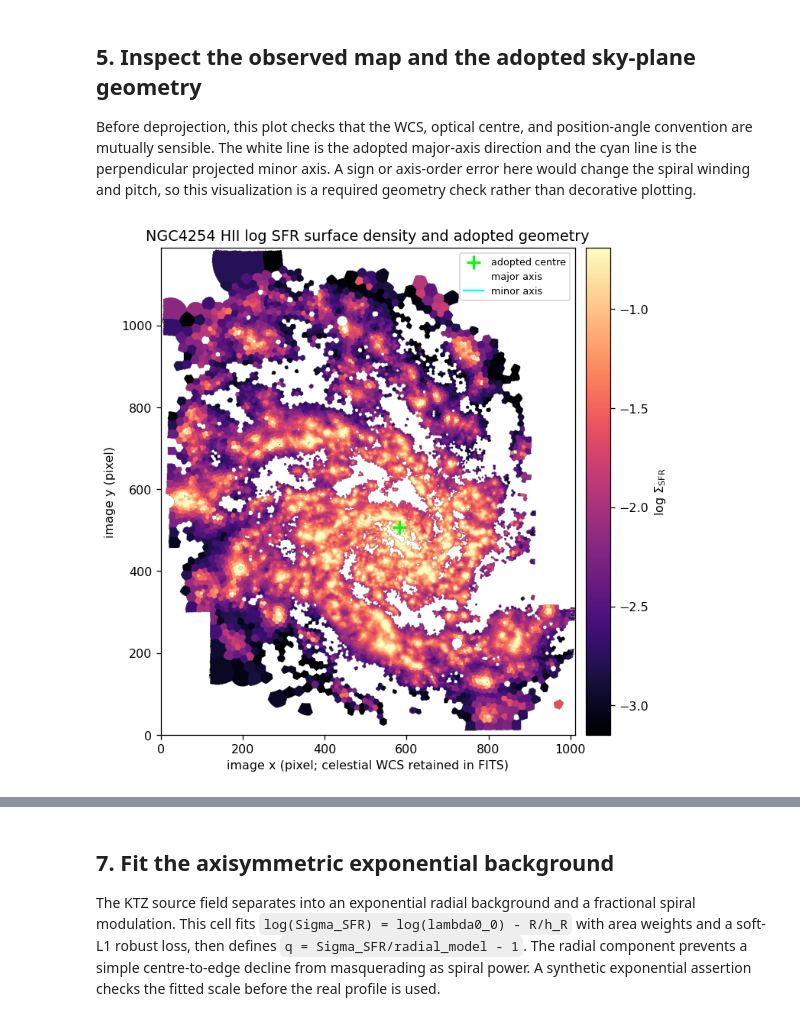
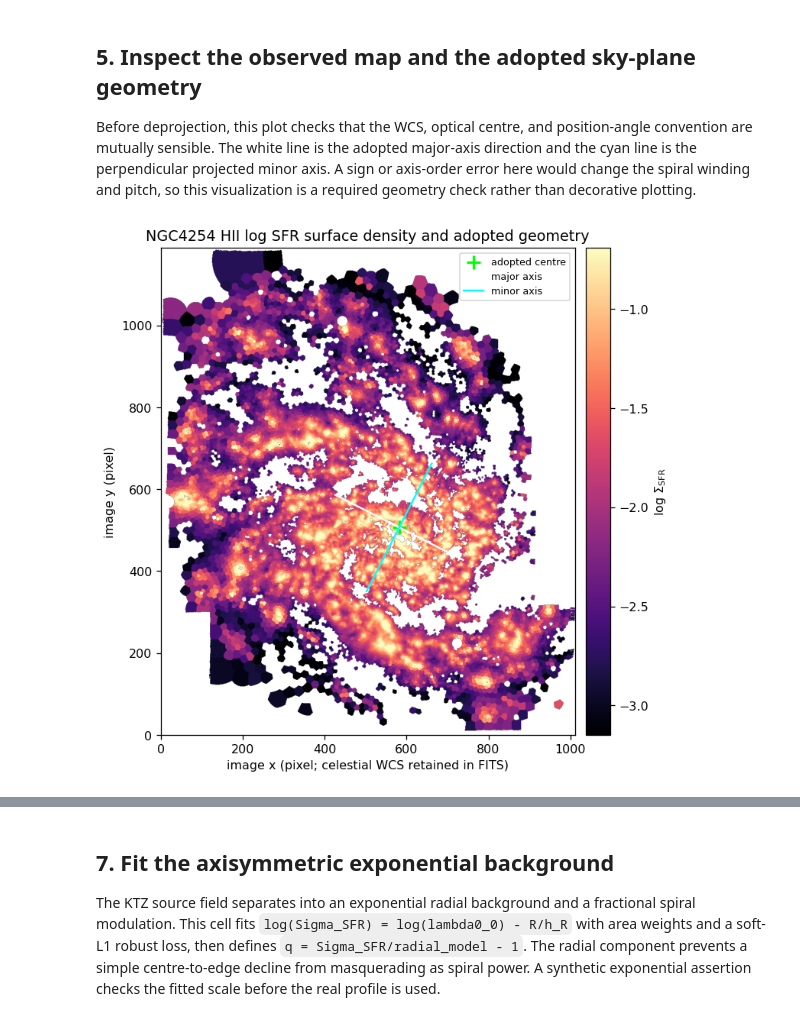
Before and after one commit to Rongjun-ANU/ICRAR-MAUVE, a Jupyter notebook: further/20260713_NGC4254_KTZ_spiral_fit.ipynb, the cells around one changed output, grey strips where cells are left out. Cells and saved outputs as stored; diff of their text form; code cells hidden in the pictures.

```diff
--- a/further/20260713_NGC4254_KTZ_spiral_fit.ipynb
+++ b/further/20260713_NGC4254_KTZ_spiral_fit.ipynb
@@ -145,32 +145,32 @@ Before deprojection, this plot checks that the WCS, optical centre, and position
 # %%
 fig, ax = plt.subplots(figsize=(8.2, 7.2))
 vmin, vmax = np.nanpercentile(log_sfr_map[finite_sfr], [2, 98])
 image = ax.imshow(log_sfr_map, origin="lower", cmap="magma", vmin=vmin, vmax=vmax)
 cx, cy = celestial_wcs.world_to_pixel(CENTER)
 ax.scatter(cx, cy, marker="+", s=140, linewidth=2.0, color="lime", label="adopted centre")
 length_pix = 260.0
 pa = np.deg2rad(POSITION_ANGLE_DEG)
 # Image x increases approximately east-to-west because CDELT1 is negative; draw axes via sky offsets.
 for angle_deg, color, label in [(POSITION_ANGLE_DEG, "white", "major axis"),
                                 (POSITION_ANGLE_DEG + 90.0, "cyan", "minor axis")]:
     angle = np.deg2rad(angle_deg)
     dra = np.sin(angle) * 35.0 * u.arcsec
     ddec = np.cos(angle) * 35.0 * u.arcsec
-    end1 = CENTER.spherical_offsets_by(np.arctan2(dra.value, ddec.value) * u.rad,
-                                       np.hypot(dra.value, ddec.value) * u.arcsec)
-    end2 = CENTER.spherical_offsets_by((np.arctan2(dra.value, ddec.value) + np.pi) * u.rad,
-                                       np.hypot(dra.value, ddec.value) * u.arcsec)
+    end1 = CENTER.directional_offset_by(np.arctan2(dra.value, ddec.value) * u.rad,
+                                        np.hypot(dra.value, ddec.value) * u.arcsec)
+    end2 = CENTER.directional_offset_by((np.arctan2(dra.value, ddec.value) + np.pi) * u.rad,
+                                        np.hypot(dra.value, ddec.value) * u.arcsec)
     x1, y1 = celestial_wcs.world_to_pixel(end1)
     x2, y2 = celestial_wcs.world_to_pixel(end2)
     ax.plot([x1, x2], [y1, y2], color=color, lw=1.5, label=label)
 ax.set_xlim(0, log_sfr_map.shape[1]-1)
 ax.set_ylim(0, log_sfr_map.shape[0]-1)
 ax.set_aspect("equal")
 ax.set_xlabel("image x (pixel; celestial WCS retained in FITS)")
 ax.set_ylabel("image y (pixel)")
 ax.set_title("NGC4254 HII log SFR surface density and adopted geometry")
 ax.legend(loc="upper right", fontsize=8)
 fig.colorbar(image, ax=ax, pad=0.02, label=r"log $\Sigma_{\rm SFR}$")
 plt.show()
 # %% [output]
-[figure, old version]
+[figure, new version]
```
Also changed, not shown: parts of 19 cells of this notebook, 1 other file.
